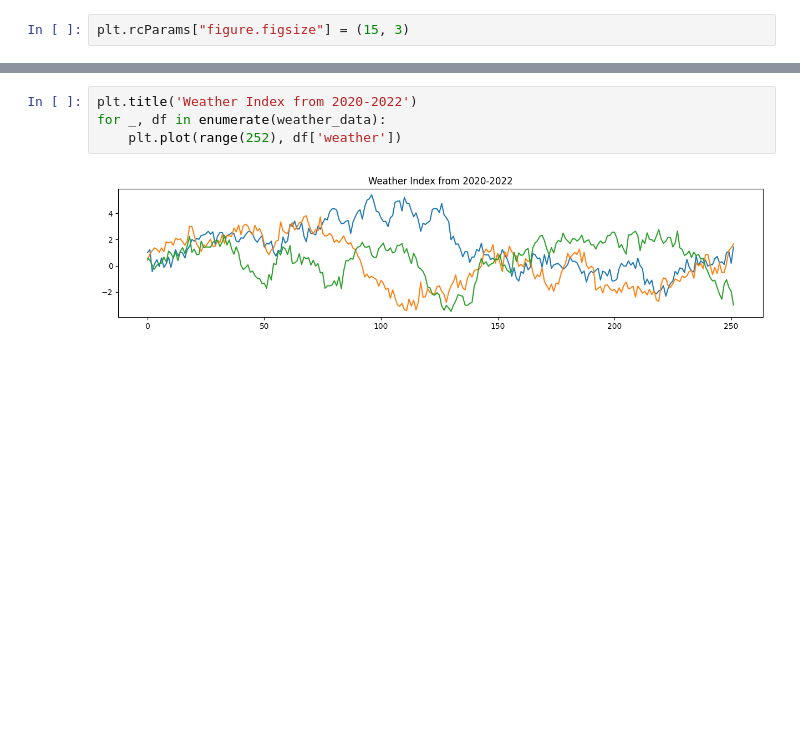
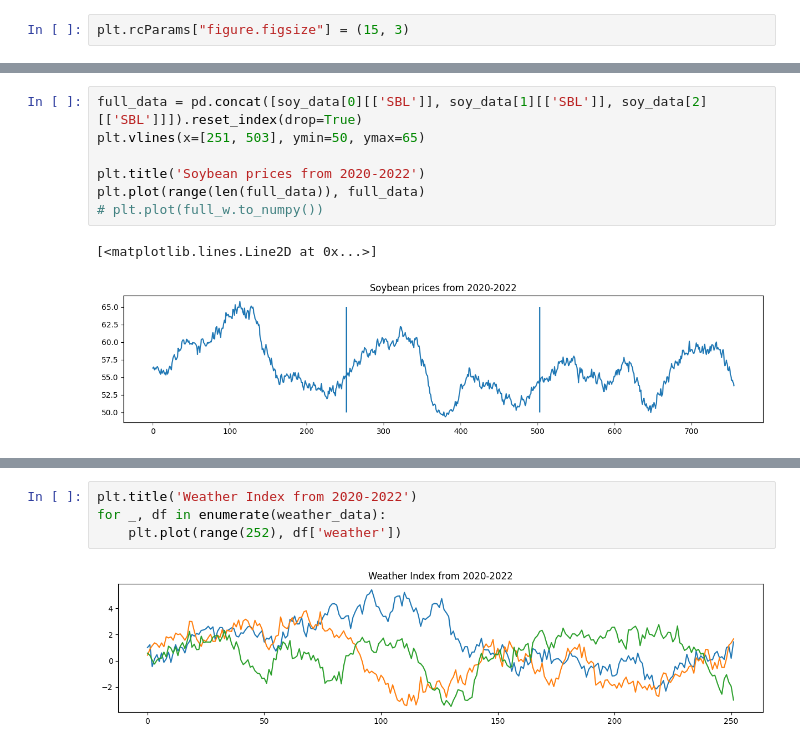
Before and after one commit to Ae-bii/uchicago-trading-2023, a Jupyter notebook: case1/analysis/analysis.ipynb, the cells around one changed output, grey strips where cells are left out. Cells and saved outputs as stored; diff of their text form; blank space fills up the shorter version.

```diff
--- a/case1/analysis/analysis.ipynb
+++ b/case1/analysis/analysis.ipynb
@@ -21,0 +25,10 @@ plt.show()
+# %%
+full_data = pd.concat([soy_data[0][['SBL']], soy_data[1][['SBL']], soy_data[2][['SBL']]]).reset_index(drop=True)
+plt.vlines(x=[251, 503], ymin=50, ymax=65)
+
+plt.title('Soybean prices from 2020-2022')
+plt.plot(range(len(full_data)), full_data)
+# plt.plot(full_w.to_numpy())
+# %% [output]
+[<matplotlib.lines.Line2D at 0x...>]
+[figure, added]
```
Also changed, not shown: parts of 49 cells of this notebook.
